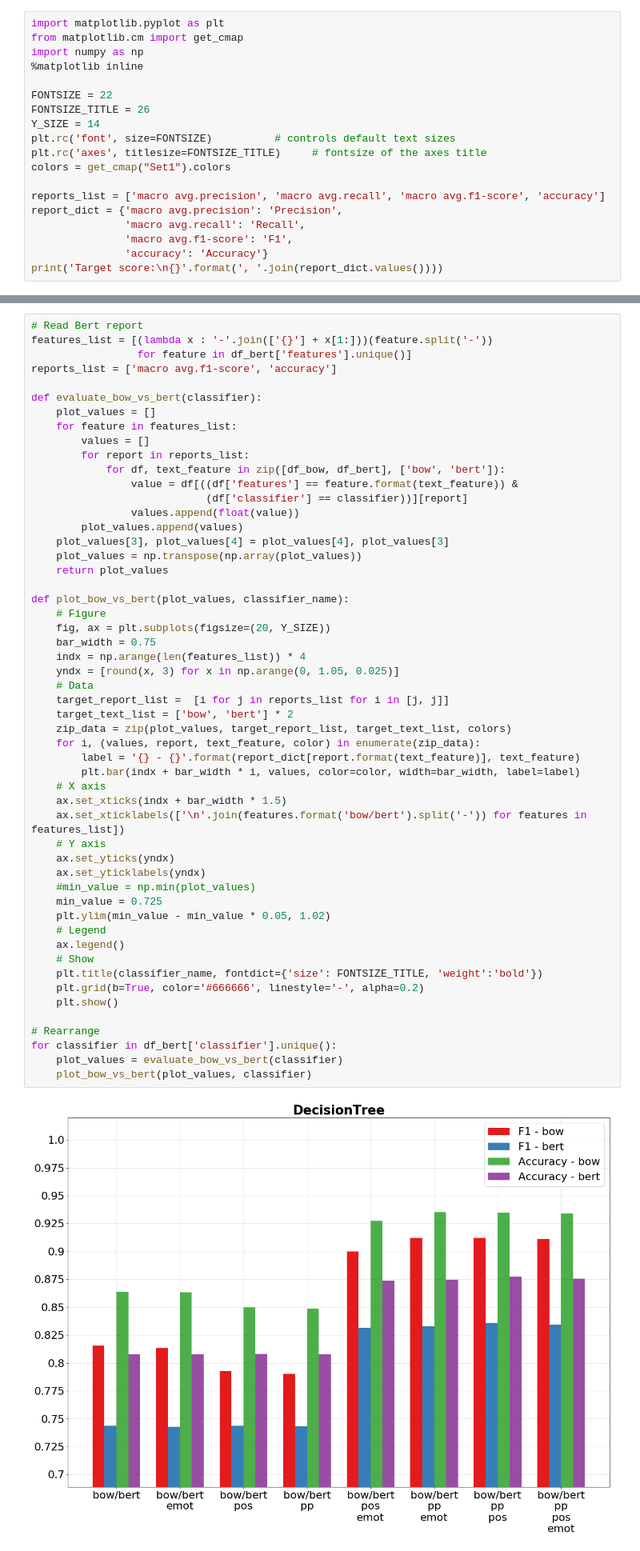
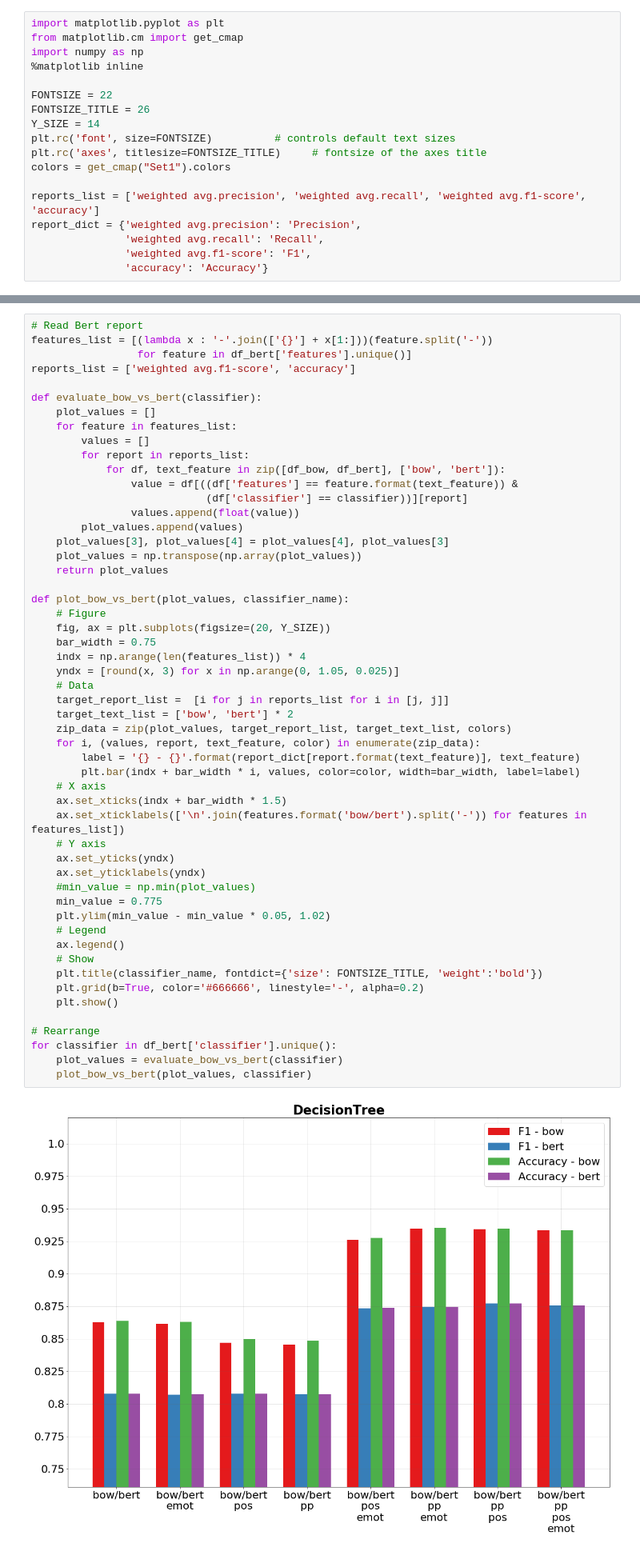
Before and after one commit to gianlucagiudice/irony-detection, a Jupyter notebook: notebooks/report_analysis.ipynb, the cells around one changed output, grey strips where cells are left out. Shown at 80% size. Saved outputs shown, nothing was run; the diff lists cells and outputs as text.

Commit message:
Macro avg

```diff
--- a/notebooks/report_analysis.ipynb
+++ b/notebooks/report_analysis.ipynb
@@ -94,9 +99,8 @@ plt.rc('font', size=FONTSIZE)          # controls default text sizes
 plt.rc('axes', titlesize=FONTSIZE_TITLE)     # fontsize of the axes title
 colors = get_cmap("Set1").colors
 
-reports_list = ['macro avg.precision', 'macro avg.recall', 'macro avg.f1-score', 'accuracy']
-report_dict = {'macro avg.precision': 'Precision',
-			   'macro avg.recall': 'Recall',
-			   'macro avg.f1-score': 'F1',
+reports_list = ['weighted avg.precision', 'weighted avg.recall', 'weighted avg.f1-score', 'accuracy']
+report_dict = {'weighted avg.precision': 'Precision',
+			   'weighted avg.recall': 'Recall',
+			   'weighted avg.f1-score': 'F1',
 			   'accuracy': 'Accuracy'}
-print('Target score:\n{}'.format(', '.join(report_dict.values())))
@@ -311,7 +312,7 @@ df_bert.head()
 # Read Bert report
 features_list = [(lambda x : '-'.join(['{}'] + x[1:]))(feature.split('-'))
 				 for feature in df_bert['features'].unique()]
-reports_list = ['macro avg.f1-score', 'accuracy']
+reports_list = ['weighted avg.f1-score', 'accuracy']
 
 def evaluate_bow_vs_bert(classifier):
 	plot_values = []
@@ -333,32 +334,32 @@ def plot_bow_vs_bert(plot_values, classifier_name):
 	bar_width = 0.75
 	indx = np.arange(len(features_list)) * 4
 	yndx = [round(x, 3) for x in np.arange(0, 1.05, 0.025)]
 	# Data
 	target_report_list =  [i for j in reports_list for i in [j, j]]
 	target_text_list = ['bow', 'bert'] * 2
 	zip_data = zip(plot_values, target_report_list, target_text_list, colors)
 	for i, (values, report, text_feature, color) in enumerate(zip_data):
 		label = '{} - {}'.format(report_dict[report.format(text_feature)], text_feature)
 		plt.bar(indx + bar_width * i, values, color=color, width=bar_width, label=label)
 	# X axis
 	ax.set_xticks(indx + bar_width * 1.5)
 	ax.set_xticklabels(['\n'.join(features.format('bow/bert').split('-')) for features in features_list])
 	# Y axis
 	ax.set_yticks(yndx)
 	ax.set_yticklabels(yndx)
 	#min_value = np.min(plot_values)
-	min_value = 0.725
+	min_value = 0.775
 	plt.ylim(min_value - min_value * 0.05, 1.02)
 	# Legend
 	ax.legend()
 	# Show
 	plt.title(classifier_name, fontdict={'size': FONTSIZE_TITLE, 'weight':'bold'})
 	plt.grid(b=True, color='#666666', linestyle='-', alpha=0.2)
 	plt.show()
 
 # Rearrange
 for classifier in df_bert['classifier'].unique():
 	plot_values = evaluate_bow_vs_bert(classifier)
 	plot_bow_vs_bert(plot_values, classifier)
 # %% [output]
-[figure, old version]
+[figure, new version]
```
Also changed, not shown: parts of 4 cells of this notebook.
